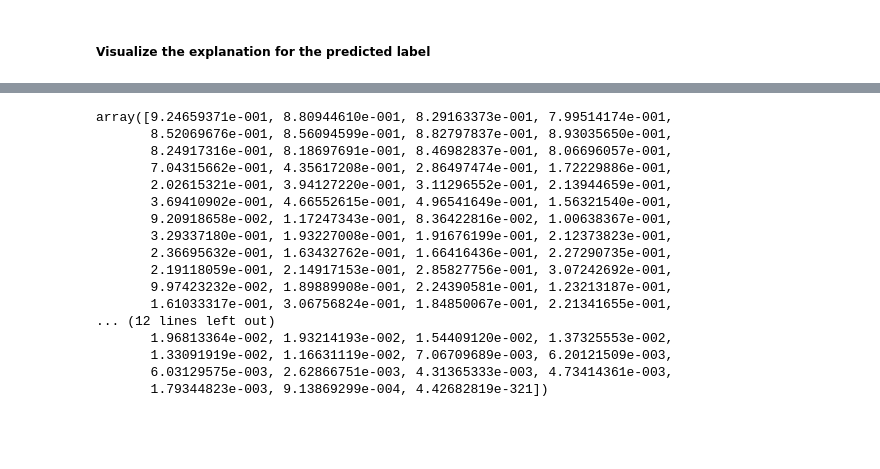
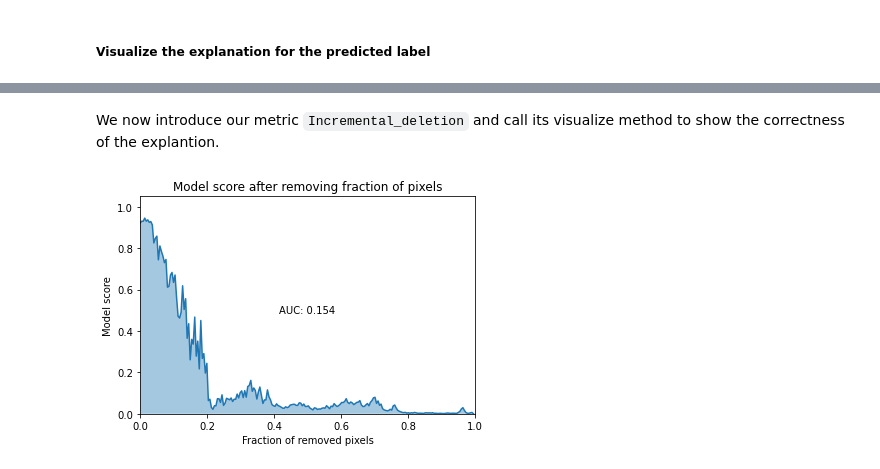
Before and after one commit to dianna-ai/dianna-exploration, a Jupyter notebook: relevance_maps_properties/metrics/metrics_tutorial.ipynb, the cells around one changed output, grey strips where cells are left out. Saved outputs shown, nothing was run; the diff lists cells and outputs as text; code cells hidden in the pictures; blank space fills up the shorter version.

```diff
--- a/relevance_maps_properties/metrics/metrics_tutorial.ipynb
+++ b/relevance_maps_properties/metrics/metrics_tutorial.ipynb
@@ -137,27 +135,9 @@ plt.show()
+# %% [markdown]
+We now introduce our metric `Incremental_deletion` and call its visualize method to show the correctness of the explantion.
 # %%
-from typing import Callable, Any, Optional, Union
-from nptyping import NDArray
+deleter = Incremental_deletion(model.model.predict, 224)
 
-deleter = Incremental_deletion(model.model.predict, 448)
-
-# scores = deleter.batched_evaluate(x, expl, 10, verbose=0)
 scores = deleter.evaluate(x, expl, batch_size=10, verbose=0)
-scores
+deleter.visualize(scores)
 # %% [output]
-array([9.24659371e-001, 8.80944610e-001, 8.29163373e-001, 7.99514174e-001,
-       8.52069676e-001, 8.56094599e-001, 8.82797837e-001, 8.93035650e-001,
-       8.24917316e-001, 8.18697691e-001, 8.46982837e-001, 8.06696057e-001,
-       7.04315662e-001, 4.35617208e-001, 2.86497474e-001, 1.72229886e-001,
-       2.02615321e-001, 3.94127220e-001, 3.11296552e-001, 2.13944659e-001,
-       3.69410902e-001, 4.66552615e-001, 4.96541649e-001, 1.56321540e-001,
-       9.20918658e-002, 1.17247343e-001, 8.36422816e-002, 1.00638367e-001,
-       3.29337180e-001, 1.93227008e-001, 1.91676199e-001, 2.12373823e-001,
-       2.36695632e-001, 1.63432762e-001, 1.66416436e-001, 2.27290735e-001,
-       2.19118059e-001, 2.14917153e-001, 2.85827756e-001, 3.07242692e-001,
-       9.97423232e-002, 1.89889908e-001, 2.24390581e-001, 1.23213187e-001,
-       1.61033317e-001, 3.06756824e-001, 1.84850067e-001, 2.21341655e-001,
-... (12 lines left out)
-       1.96813364e-002, 1.93214193e-002, 1.54409120e-002, 1.37325553e-002,
-       1.33091919e-002, 1.16631119e-002, 7.06709689e-003, 6.20121509e-003,
-       6.03129575e-003, 2.62866751e-003, 4.31365333e-003, 4.73414361e-003,
-       1.79344823e-003, 9.13869299e-004, 4.42682819e-321])
+[figure, added]
```
Also changed, not shown: parts of 8 cells of this notebook, 2 other files.
